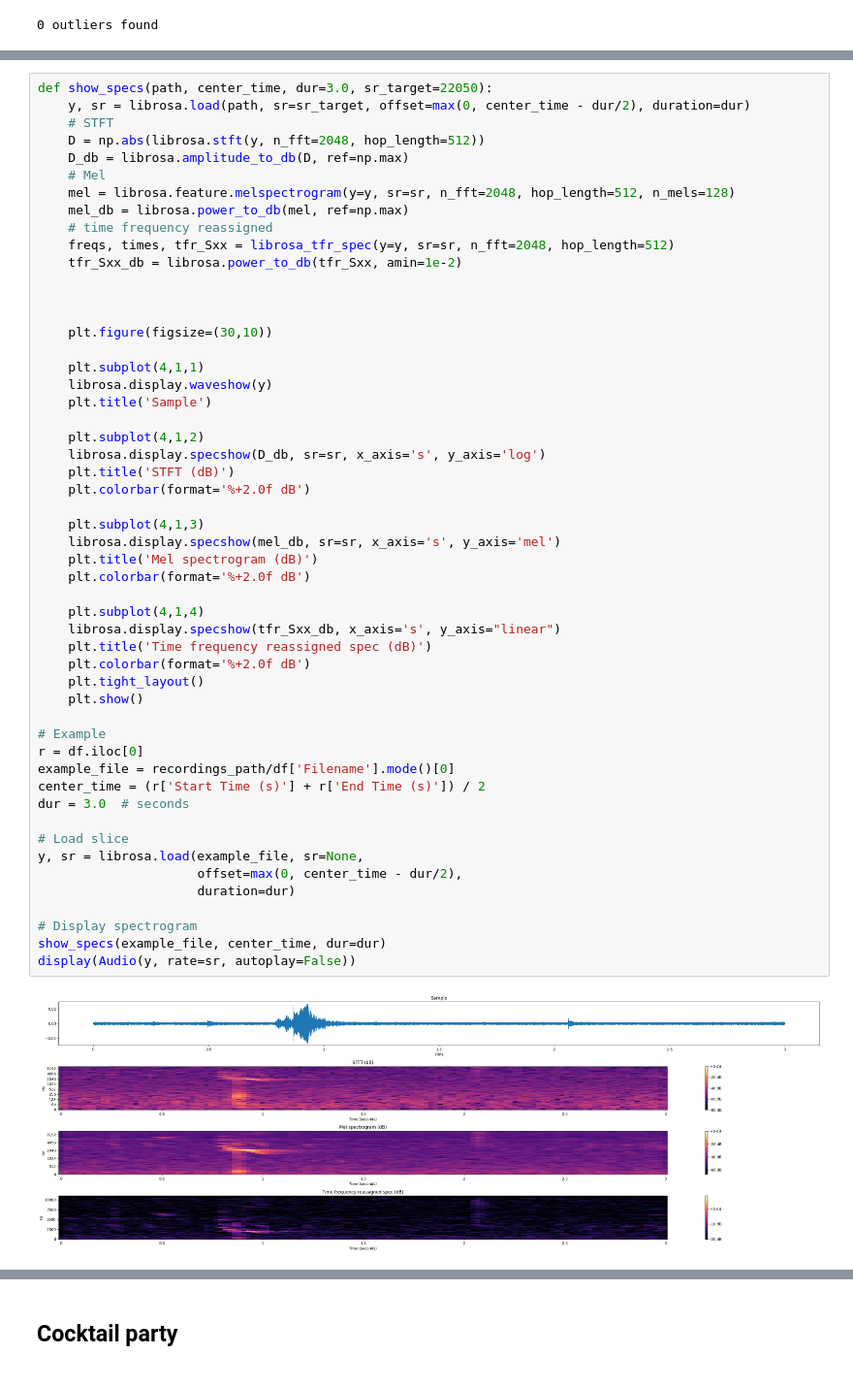
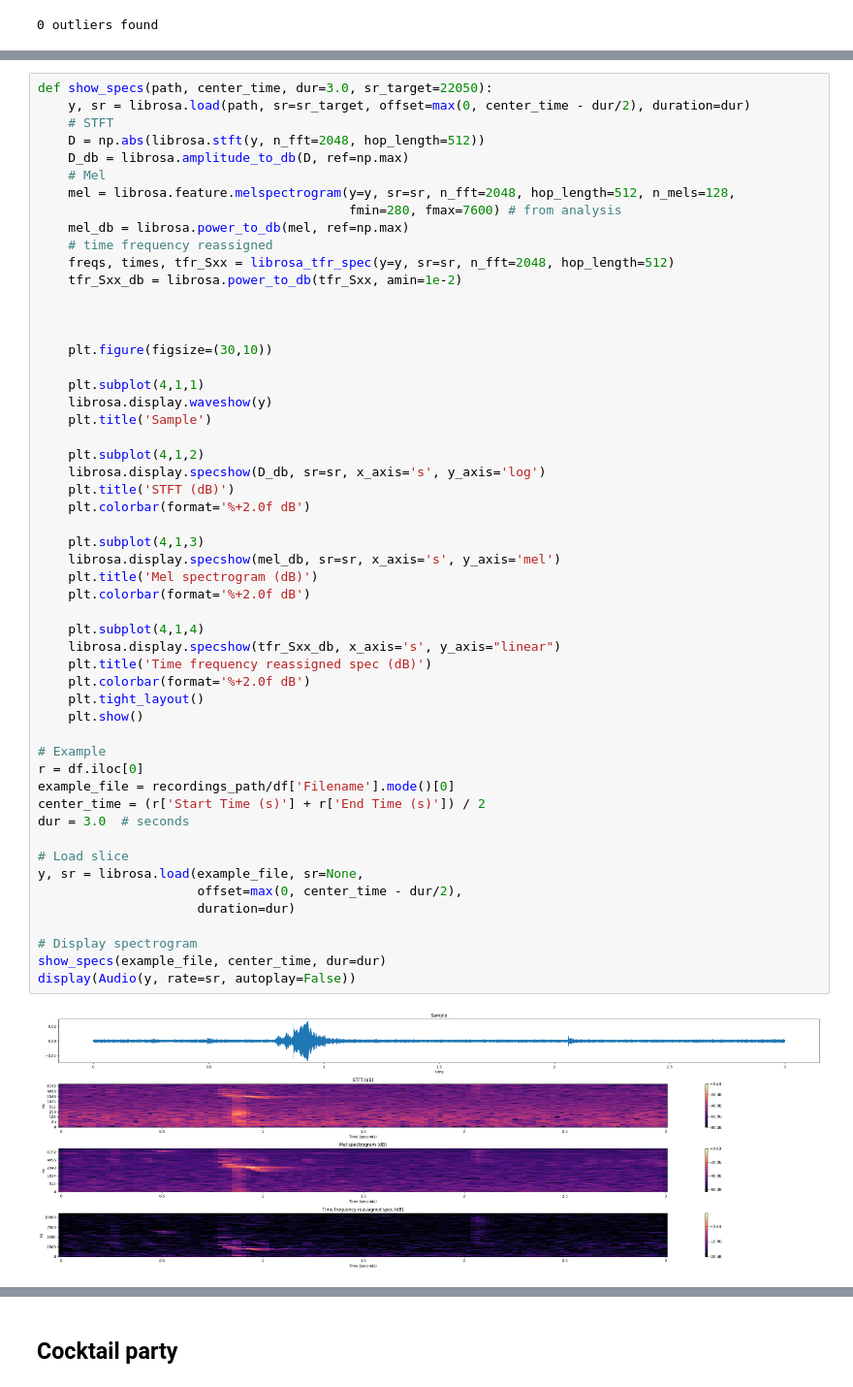
Before and after one commit to MRo47/blue_oasis, a Jupyter notebook: workspace/data_analysis.ipynb, the cells around one changed output, grey strips where cells are left out. Shown at 97% size. Cells and saved outputs as stored; diff of their text form.

```diff
--- a/workspace/data_analysis.ipynb
+++ b/workspace/data_analysis.ipynb
@@ -267,7 +253,8 @@ def show_specs(path, center_time, dur=3.0, sr_target=22050):
     D = np.abs(librosa.stft(y, n_fft=2048, hop_length=512))
     D_db = librosa.amplitude_to_db(D, ref=np.max)
     # Mel
-    mel = librosa.feature.melspectrogram(y=y, sr=sr, n_fft=2048, hop_length=512, n_mels=128)
+    mel = librosa.feature.melspectrogram(y=y, sr=sr, n_fft=2048, hop_length=512, n_mels=128,
+                                         fmin=280, fmax=7600) # from analysis
     mel_db = librosa.power_to_db(mel, ref=np.max)
     # time frequency reassigned
     freqs, times, tfr_Sxx = librosa_tfr_spec(y=y, sr=sr, n_fft=2048, hop_length=512)
@@ -286,34 +273,34 @@ def show_specs(path, center_time, dur=3.0, sr_target=22050):
     plt.title('STFT (dB)')
     plt.colorbar(format='%+2.0f dB')
 
     plt.subplot(4,1,3)
     librosa.display.specshow(mel_db, sr=sr, x_axis='s', y_axis='mel')
     plt.title('Mel spectrogram (dB)')
     plt.colorbar(format='%+2.0f dB')
 
     plt.subplot(4,1,4)
     librosa.display.specshow(tfr_Sxx_db, x_axis='s', y_axis="linear")
     plt.title('Time frequency reassigned spec (dB)')
     plt.colorbar(format='%+2.0f dB')
     plt.tight_layout()
     plt.show()
 
 # Example
 r = df.iloc[0]
 example_file = recordings_path/df['Filename'].mode()[0]
 center_time = (r['Start Time (s)'] + r['End Time (s)']) / 2
 dur = 3.0  # seconds
 
 # Load slice
 y, sr = librosa.load(example_file, sr=None,
                      offset=max(0, center_time - dur/2),
                      duration=dur)
 
 # Display spectrogram
 show_specs(example_file, center_time, dur=dur)
 display(Audio(y, rate=sr, autoplay=False))
 # %% [output]
-[figure, old version]
+[figure, new version]
 [interactive output not drawn]
 # %% [markdown]
 ## Cocktail party
```
Also changed, not shown: parts of 4 cells of this notebook.
